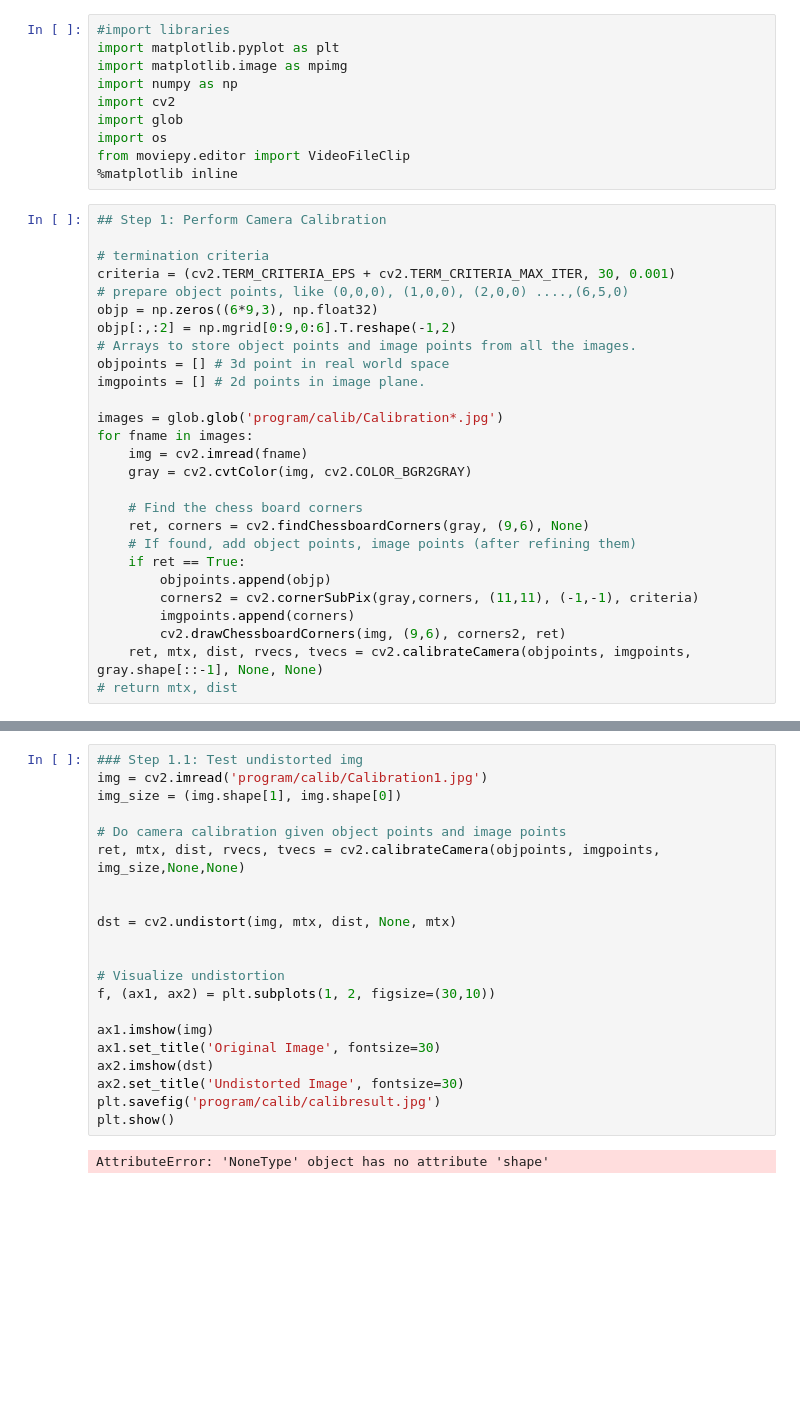
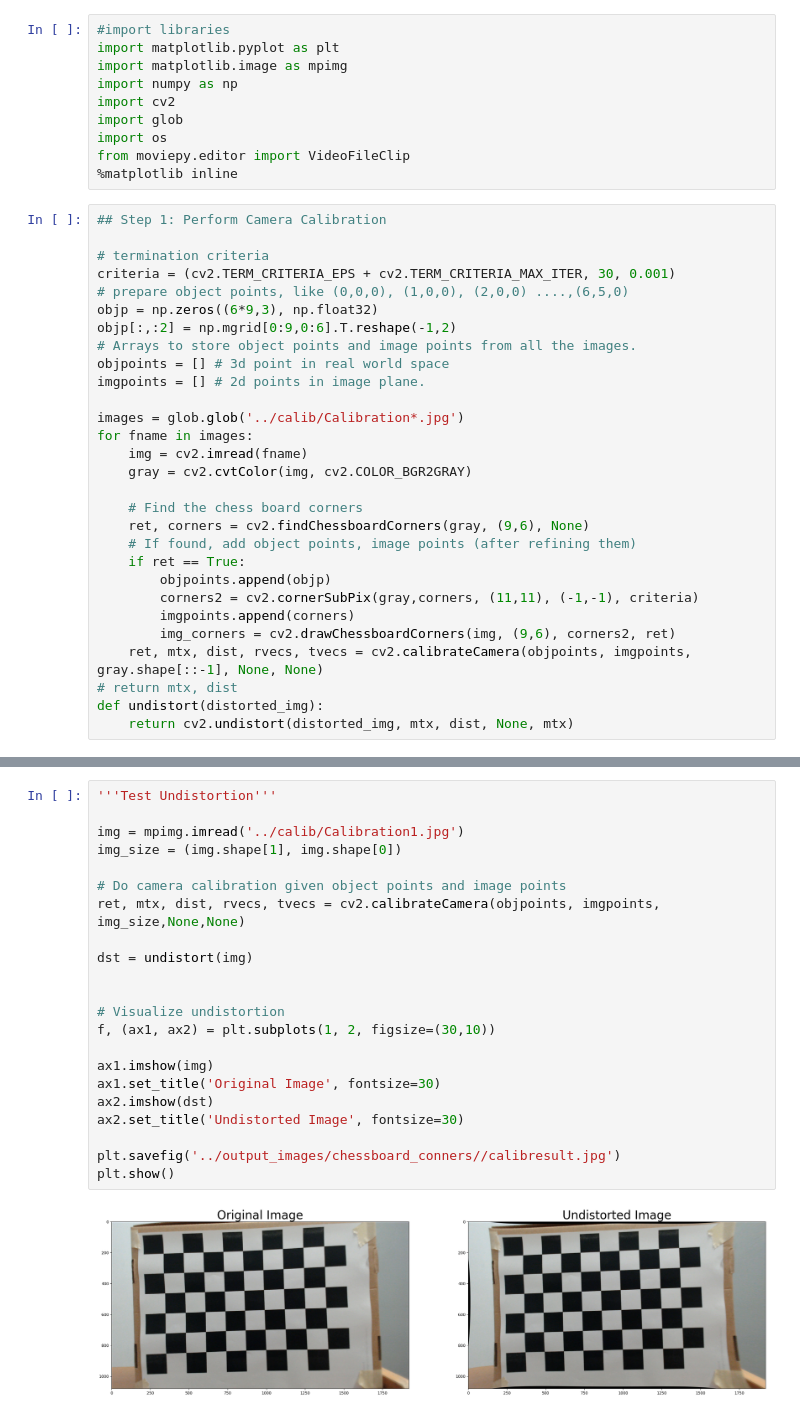
Before and after one commit to hphnngcquan/LaneDetection-OpenCV, a Jupyter notebook: program/laneDetection.ipynb, the cells around one changed output, grey strips where cells are left out. Saved outputs shown, nothing was run; the diff lists cells and outputs as text; blank space fills up the shorter version.

```diff
--- a/program/laneDetection.ipynb
+++ b/program/laneDetection.ipynb
@@ -20,7 +20,7 @@ objp[:,:2] = np.mgrid[0:9,0:6].T.reshape(-1,2)
 objpoints = [] # 3d point in real world space
 imgpoints = [] # 2d points in image plane.
 
-images = glob.glob('program/calib/Calibration*.jpg')
+images = glob.glob('../calib/Calibration*.jpg')
 for fname in images:
     img = cv2.imread(fname)
     gray = cv2.cvtColor(img, cv2.COLOR_BGR2GRAY)
@@ -32,6 +32,8 @@ for fname in images:
         objpoints.append(objp)
         corners2 = cv2.cornerSubPix(gray,corners, (11,11), (-1,-1), criteria)
         imgpoints.append(corners)
-        cv2.drawChessboardCorners(img, (9,6), corners2, ret)
+        img_corners = cv2.drawChessboardCorners(img, (9,6), corners2, ret)
     ret, mtx, dist, rvecs, tvecs = cv2.calibrateCamera(objpoints, imgpoints, gray.shape[::-1], None, None)
 # return mtx, dist
+def undistort(distorted_img):
+    return cv2.undistort(distorted_img, mtx, dist, None, mtx)
@@ -38,23 +46,24 @@ for fname in images:
 # %%
-### Step 1.1: Test undistorted img
-img = cv2.imread('program/calib/Calibration1.jpg')
+'''Test Undistortion'''
+
+img = mpimg.imread('../calib/Calibration1.jpg')
 img_size = (img.shape[1], img.shape[0])
 
 # Do camera calibration given object points and image points
 ret, mtx, dist, rvecs, tvecs = cv2.calibrateCamera(objpoints, imgpoints, img_size,None,None)
 
-
-dst = cv2.undistort(img, mtx, dist, None, mtx)
+dst = undistort(img)
 
 
 # Visualize undistortion
 f, (ax1, ax2) = plt.subplots(1, 2, figsize=(30,10))
 
 ax1.imshow(img)
 ax1.set_title('Original Image', fontsize=30)
 ax2.imshow(dst)
 ax2.set_title('Undistorted Image', fontsize=30)
-plt.savefig('program/calib/calibresult.jpg')
+
+plt.savefig('../output_images/chessboard_conners//calibresult.jpg')
 plt.show()
 # %% [output]
-AttributeError: 'NoneType' object has no attribute 'shape'
+[figure, added]
```
Also changed, not shown: parts of 5 cells of this notebook, 24 other files.
